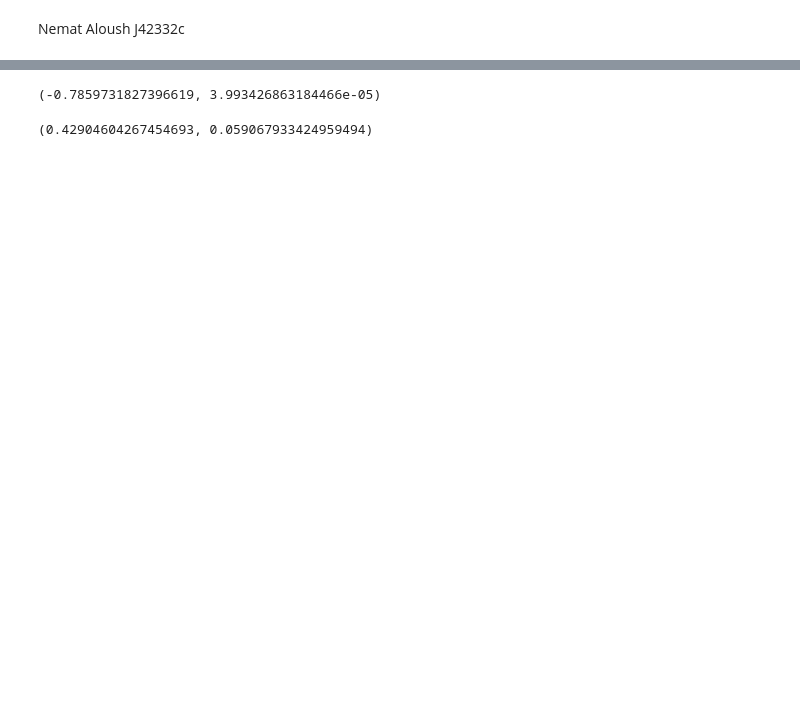
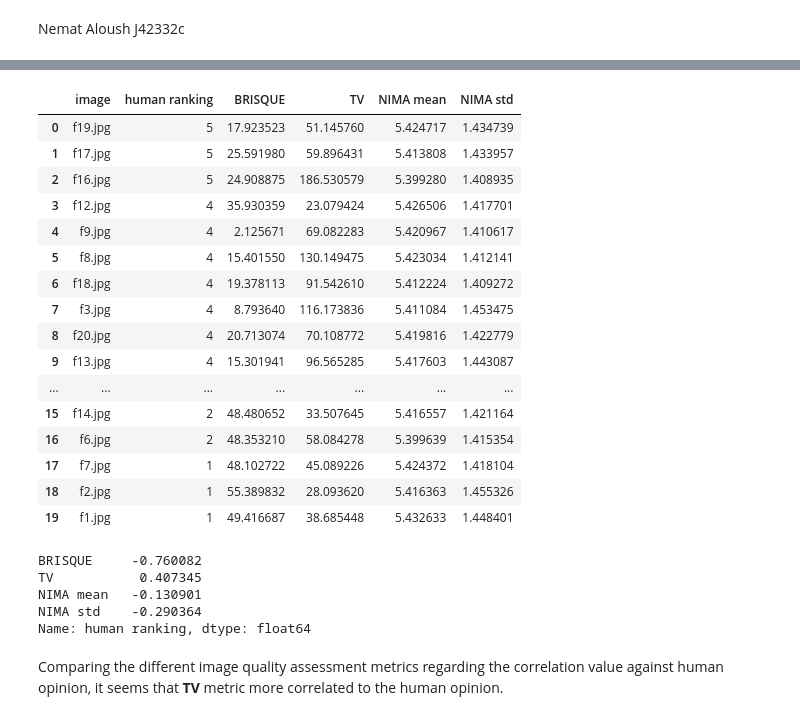
Before and after one commit to Nemat-Allah-Aloush/Advance_Machine_Leanring_Technologies, a Jupyter notebook: Image Quality Assessment/AMLT_Task_04.ipynb, the cells around one changed output, grey strips where cells are left out. Drawn from its saved outputs; the diff is of its cells as text; code cells hidden in the pictures; blank space fills up the shorter version.

```diff
--- a/Image Quality Assessment/AMLT_Task_04.ipynb
+++ b/Image Quality Assessment/AMLT_Task_04.ipynb
@@ -71,21 +106,29 @@ nima={}
+# %%
+# a list of the results
+results= []
 # %%
+# loop over the images
 for file in name_rank.keys():
   # Read RGB image
-  x = torch.tensor(imread(file)).permute(2, 0, 1)[None, ...] / 255.
+  path = os.path.join('/content/FRIENDS/', file)
+  # Reading the image to tensor
+  x = torch.tensor(imread(path)).permute(2, 0, 1)[None, ...] / 255.
   if torch.cuda.is_available():
       # Move to GPU to make computaions faster
       x = x.cuda()
+  ### BRISQUE ###
   # To compute BRISQUE score as a measure, use lower case function from the library
   brisque_index: torch.Tensor = piq.brisque(x, data_range=1., reduction='none')
-  # In order to use BRISQUE as a loss function, use corresponding PyTorch module.
-  # Note: the back propagation is not available using torch==1.5.0.
-  # Update the environment with latest torch and torchvision.
-  brisque_loss: torch.Tensor = piq.BRISQUELoss(data_range=1., reduction='none')(x)  # this is the one we want
-  brisque[file]=brisque_loss.item()
-  #print(f"BRISQUE index: {brisque_index.item():0.4f}, loss: {brisque_loss.item():0.4f}")
+  ### TV ###
   # To compute TV as a measure, use lower case function from the library:
   tv_index: torch.Tensor = piq.total_variation(x)
-  # In order to use TV as a loss function, use corresponding PyTorch module:
-  tv_loss: torch.Tensor = piq.TVLoss(reduction='none')(x)
-  #print(f"TV index: {tv_index.item():0.4f}, loss: {tv_loss.item():0.4f}")
-  tv[file]=tv_loss.item()
+  # NIMA
+  scores, mean, std = rate(os.path.join(path))
+  # saving the results
+  results.append({
+      'image' : file,
+      'human ranking': name_rank[file],
+      'BRISQUE':brisque_index.item(),
+      'TV':tv_index.item(),
+      'NIMA mean': mean,
+      'NIMA std': std})
@@ -94,10 +135,34 @@ Downloading: "https://github.com/photosynthesis-team/piq/releases/download/v0.4.
-# %%
-brisque_human = scipy.stats.pearsonr(list(name_rank.values()),list(brisque.values()) )    # Pearson's r
-print(brisque_human) # result (Pearson’s correlation coefficient, 2-tailed p-value)
-# %% [output]
-(-0.7859731827396619, 3.993426863184466e-05)
-# %%
-tv_human = scipy.stats.pearsonr(list(name_rank.values()), list(tv.values()))
-print(tv_human)  # result (Pearson’s correlation coefficient, 2-tailed p-value)
-# %% [output]
-(0.42904604267454693, 0.059067933424959494)
+# %%
+# Converting to dataframe for further calculating the correlation
+iqa_df = pd.DataFrame(results)
+# %%
+# Showing the Image Quality Assessment Matrics
+iqa_df
+# %% [output]
+|  | image | human ranking | BRISQUE | TV | NIMA mean | NIMA std |
+| 0 | f19.jpg | 5 | 17.923523 | 51.145760 | 5.424717 | 1.434739 |
+| 1 | f17.jpg | 5 | 25.591980 | 59.896431 | 5.413808 | 1.433957 |
+| 2 | f16.jpg | 5 | 24.908875 | 186.530579 | 5.399280 | 1.408935 |
+| 3 | f12.jpg | 4 | 35.930359 | 23.079424 | 5.426506 | 1.417701 |
+| 4 | f9.jpg | 4 | 2.125671 | 69.082283 | 5.420967 | 1.410617 |
+| 5 | f8.jpg | 4 | 15.401550 | 130.149475 | 5.423034 | 1.412141 |
+| 6 | f18.jpg | 4 | 19.378113 | 91.542610 | 5.412224 | 1.409272 |
+| 7 | f3.jpg | 4 | 8.793640 | 116.173836 | 5.411084 | 1.453475 |
+| 8 | f20.jpg | 4 | 20.713074 | 70.108772 | 5.419816 | 1.422779 |
+| 9 | f13.jpg | 4 | 15.301941 | 96.565285 | 5.417603 | 1.443087 |
+| ... | ... | ... | ... | ... | ... | ... |
+| 15 | f14.jpg | 2 | 48.480652 | 33.507645 | 5.416557 | 1.421164 |
+| 16 | f6.jpg | 2 | 48.353210 | 58.084278 | 5.399639 | 1.415354 |
+| 17 | f7.jpg | 1 | 48.102722 | 45.089226 | 5.424372 | 1.418104 |
+| 18 | f2.jpg | 1 | 55.389832 | 28.093620 | 5.416363 | 1.455326 |
+| 19 | f1.jpg | 1 | 49.416687 | 38.685448 | 5.432633 | 1.448401 |
+# %%
+iqa_df.corr()['human ranking'][1:]
+# %% [output]
+BRISQUE     -0.760082
+TV           0.407345
+NIMA mean   -0.130901
+NIMA std    -0.290364
+Name: human ranking, dtype: float64
+# %% [markdown]
+Comparing the different image quality assessment metrics regarding the correlation value against human opinion, it seems that **TV** metric more correlated to the human opinion.
```
Also changed, not shown: parts of 17 cells of this notebook.
